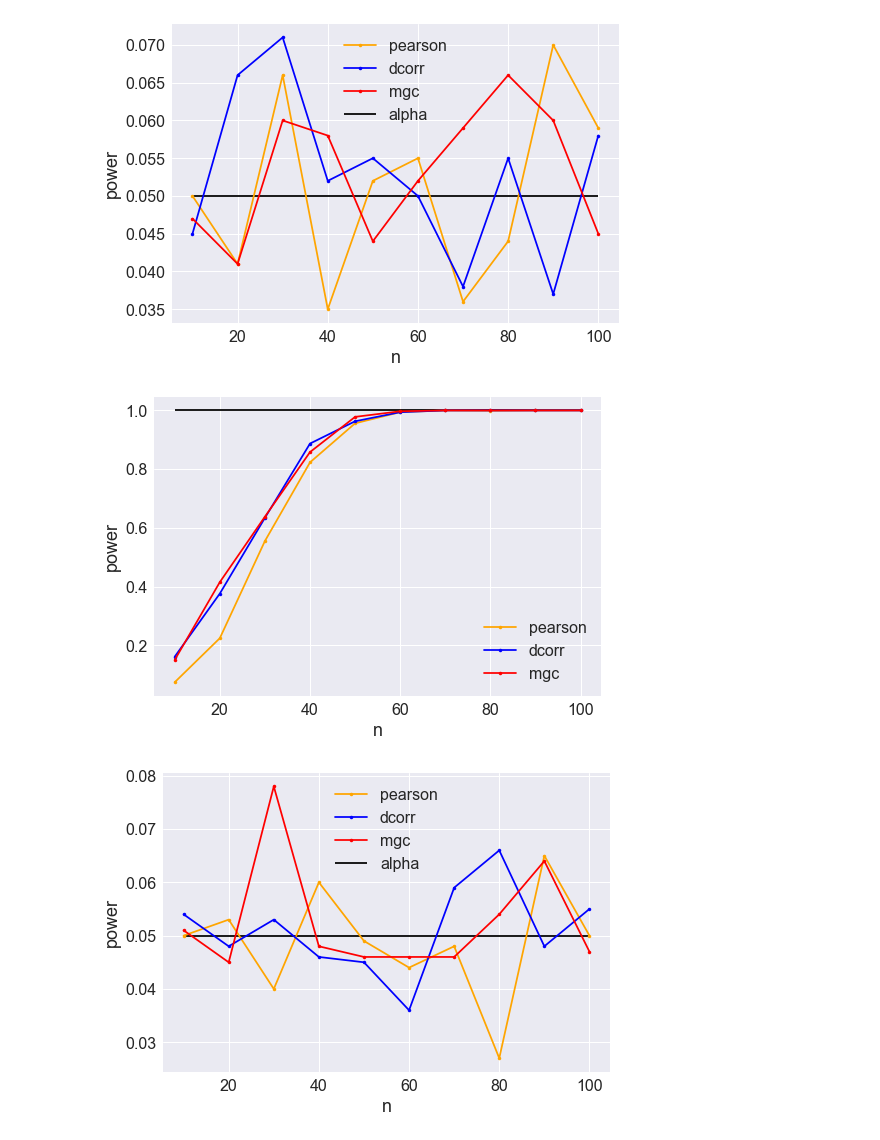
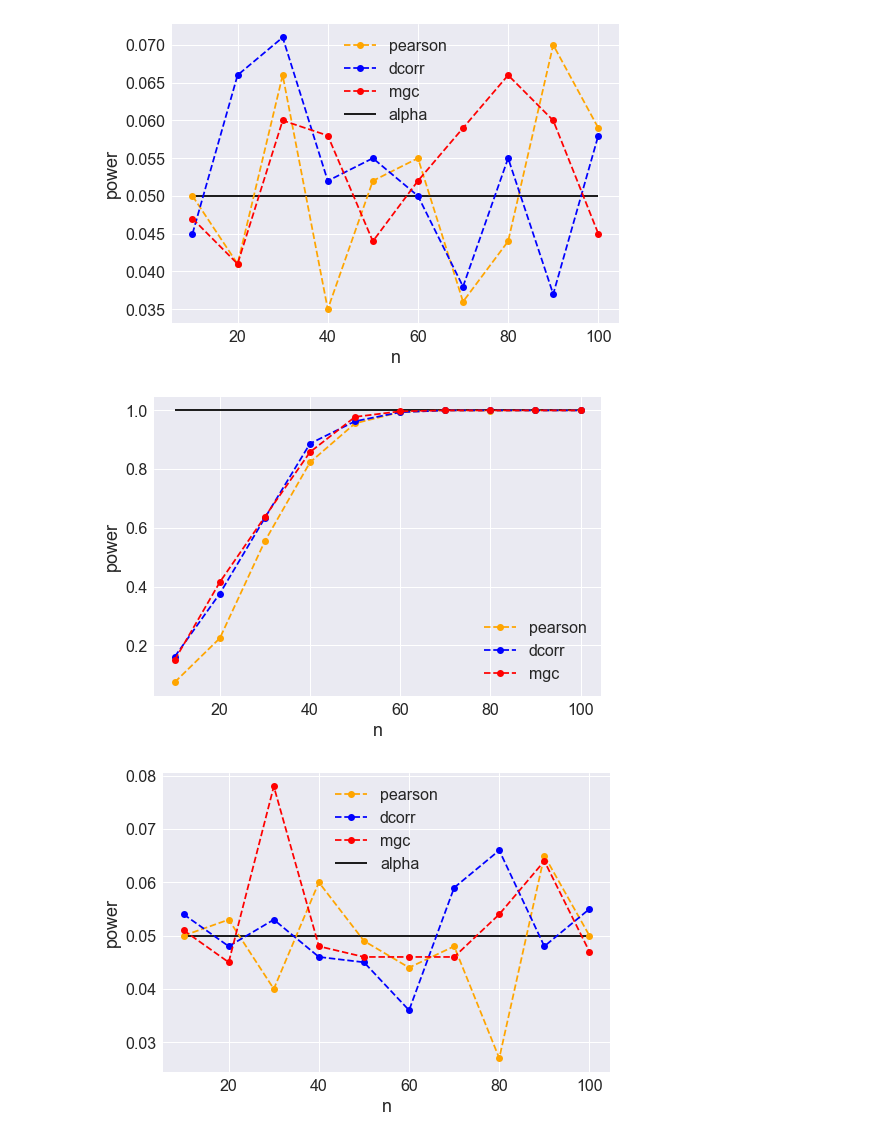
Before and after one commit to junhaobearxiong/graph_independence_test, a Jupyter notebook: notebooks/simulations/2019-03-13_simulation_plot_results.ipynb, the cells around one changed output. Cells and saved outputs as stored; diff of their text form; code cells hidden in the pictures.

```diff
--- a/notebooks/simulations/2019-03-13_simulation_plot_results.ipynb
+++ b/notebooks/simulations/2019-03-13_simulation_plot_results.ipynb
@@ -48,6 +48,9 @@ plt.rcParams['xtick.labelsize']=16
 plt.rcParams['ytick.labelsize']=16
 legend_size = 16
 label_size = 18
+
+linestyle = '--'
+marker = 'o'
 # %% [output]
 <Figure size 576x432 with 0 Axes>
 # %%
@@ -88,7 +173,8 @@ with open ('../../results/rho_er_power_null.pkl', 'rb') as f:
     power_results = pickle.load(f)
 
 for name, test_power in power_results.items():
-        plt.plot(n_arr, test_power[0, :], color=colors[name], linestyle='-', marker='.', label='{}'.format(name))
+        plt.plot(n_arr, test_power[0, :], color=colors[name], linestyle=linestyle,
+                 marker=marker, label='{}'.format(name))
 
 plt.hlines(y=0.05, xmin=np.amin(n_arr), xmax=np.amax(n_arr), label='alpha')
 plt.legend(prop={'size': legend_size})
@@ -100,10 +186,11 @@ plt.savefig('../../figures/er_power_null.png', bbox_inches='tight')
 # %%
-with open ('../../results/rho_er_power.pkl', 'rb') as f:
+with open ('../../results/rho_er_power_alt.pkl', 'rb') as f:
     power_results = pickle.load(f)
 
 rho = 0.1
 for name, test_power in power_results.items():
-        plt.plot(n_arr, test_power[1, :], color=colors[name], linestyle='-', marker='.', label='{}'.format(name))
+        plt.plot(n_arr, test_power[0, :], color=colors[name], linestyle=linestyle,
+                 marker=marker, label='{}'.format(name))
 
 plt.hlines(y=1, xmin=np.amin(n_arr), xmax=np.amax(n_arr))
 plt.legend(loc=4, prop={'size': legend_size})
@@ -118,7 +205,8 @@ with open ('../../results/rho_er_marg_power.pkl', 'rb') as f:
 # %%
 rho = 0
 for name, test_power in power_results.items():
-        plt.plot(n_arr, test_power[0, :], color=colors[name], linestyle='-', marker='.', label='{}'.format(name))
+        plt.plot(n_arr, test_power[0, :], color=colors[name], linestyle=linestyle,
+                 marker=marker, label='{}'.format(name))
 
 plt.hlines(y=0.05, xmin=np.amin(n_arr), xmax=np.amax(n_arr), label='alpha')
 plt.legend(prop={'size': legend_size})
@@ -130,15 +218,16 @@ plt.savefig('../../figures/er_marg_power_null.png', bbox_inches='tight')
 # %%
 rho = 0.1
 for name, test_power in power_results.items():
-        plt.plot(n_arr, test_power[1, :], color=colors[name], linestyle='-', marker='.', label='{}'.format(name))
+        plt.plot(n_arr, test_power[1, :], color=colors[name], linestyle=linestyle,
+                 marker=marker, label='{}'.format(name))
 
 plt.hlines(y=1, xmin=np.amin(n_arr), xmax=np.amax(n_arr))
 plt.legend(loc=4, prop={'size': legend_size})
 plt.xlabel('n', fontsize=label_size)
 plt.ylabel('power', fontsize=label_size)
 plt.savefig('../../figures/er_marg_power_alt.png'.format(rho), bbox_inches='tight')
 # %% [output]
-[figure, old version]
+[figure, new version]
 # %%
 with open ('../../results/rho_sbm_power_null.pkl', 'rb') as f:
     power_results = pickle.load(f)
```
Also changed, not shown: parts of 11 cells of this notebook, 5 other files.
